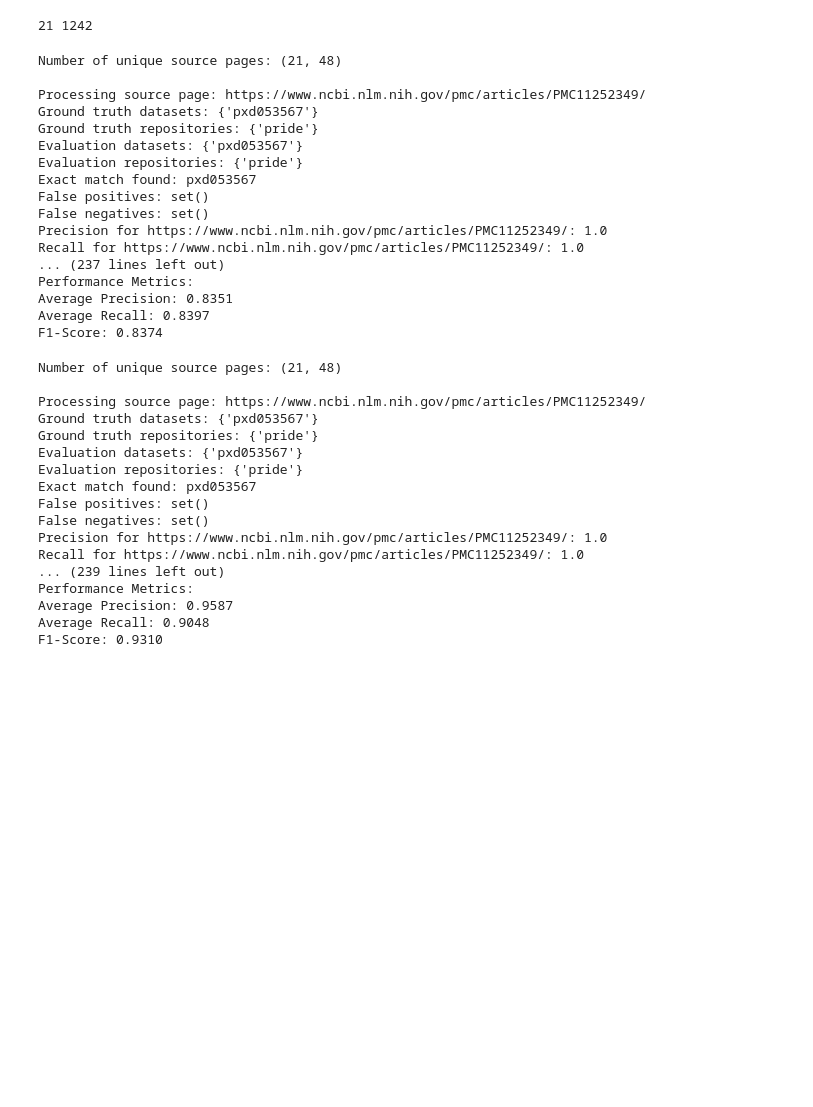
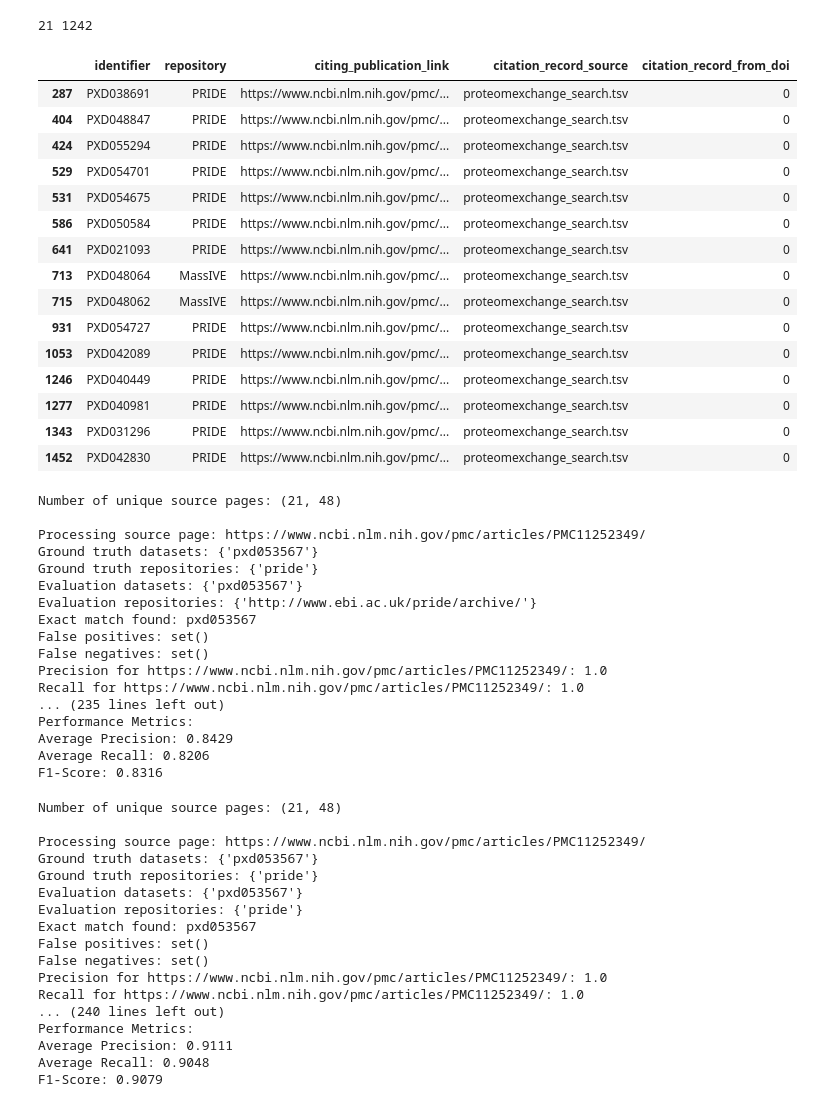
Before and after one commit to VIDA-NYU/data-gatherer, a Jupyter notebook: performance_evaluation.ipynb, the cells around one changed output. Cells and saved outputs as stored; diff of their text form; code cells hidden in the pictures; blank space fills up the shorter version.

```diff
--- a/performance_evaluation.ipynb
+++ b/performance_evaluation.ipynb
@@ -1,13 +1,13 @@
 # %%
 import pandas as pd
 # %%
-with open("/Users/pietro/Desktop/VIDA-NYU/data-gatherer/input/pmc_and_fenyo.txt", "r") as f:
+with open("/Users/pietro/Desktop/VIDA-NYU/data-gatherer/input/EXP.txt", "r") as f:
     EXP_urls = [line.strip() for line in f]
 len(EXP_urls)
 # %% [output]
 21
 # %%
-with open("/Users/pietro/Desktop/VIDA-NYU/data-gatherer/input/test_input.txt", "r") as f:
+with open("/Users/pietro/Desktop/VIDA-NYU/data-gatherer/input/REV.txt", "r") as f:
     REV_urls = [line.strip() for line in f]
 len(REV_urls)
 # %% [output]
@@ -42,3 +42,22 @@ DataRef_REV_RTR_gemini = pd.read_csv("/Users/pietro/Desktop/VIDA-NYU/data-gather
+# %%
+ground_truth_REV.head(15)
+# %% [output]
+|  | identifier | repository | citing_publication_link | citation_record_source | citation_record_from_doi |
+| 287 | PXD038691 | PRIDE | https://www.ncbi.nlm.nih.gov/pmc/... | proteomexchange_search.tsv | 0 |
+| 404 | PXD048847 | PRIDE | https://www.ncbi.nlm.nih.gov/pmc/... | proteomexchange_search.tsv | 0 |
+| 424 | PXD055294 | PRIDE | https://www.ncbi.nlm.nih.gov/pmc/... | proteomexchange_search.tsv | 0 |
+| 529 | PXD054701 | PRIDE | https://www.ncbi.nlm.nih.gov/pmc/... | proteomexchange_search.tsv | 0 |
+| 531 | PXD054675 | PRIDE | https://www.ncbi.nlm.nih.gov/pmc/... | proteomexchange_search.tsv | 0 |
+| 586 | PXD050584 | PRIDE | https://www.ncbi.nlm.nih.gov/pmc/... | proteomexchange_search.tsv | 0 |
+| 641 | PXD021093 | PRIDE | https://www.ncbi.nlm.nih.gov/pmc/... | proteomexchange_search.tsv | 0 |
+| 713 | PXD048064 | MassIVE | https://www.ncbi.nlm.nih.gov/pmc/... | proteomexchange_search.tsv | 0 |
+| 715 | PXD048062 | MassIVE | https://www.ncbi.nlm.nih.gov/pmc/... | proteomexchange_search.tsv | 0 |
+| 931 | PXD054727 | PRIDE | https://www.ncbi.nlm.nih.gov/pmc/... | proteomexchange_search.tsv | 0 |
+| 1053 | PXD042089 | PRIDE | https://www.ncbi.nlm.nih.gov/pmc/... | proteomexchange_search.tsv | 0 |
+| 1246 | PXD040449 | PRIDE | https://www.ncbi.nlm.nih.gov/pmc/... | proteomexchange_search.tsv | 0 |
+| 1277 | PXD040981 | PRIDE | https://www.ncbi.nlm.nih.gov/pmc/... | proteomexchange_search.tsv | 0 |
+| 1343 | PXD031296 | PRIDE | https://www.ncbi.nlm.nih.gov/pmc/... | proteomexchange_search.tsv | 0 |
+| 1452 | PXD042830 | PRIDE | https://www.ncbi.nlm.nih.gov/pmc/... | proteomexchange_search.tsv | 0 |
 # %%
 # from eval drop rows with empty dataset identifier
 DataRef_EXP_FDR_gpt.dropna(subset=["dataset_identifier"], inplace=True)
@@ -204,17 +223,17 @@ Processing source page: https://www.ncbi.nlm.nih.gov/pmc/articles/PMC11252349/
 Ground truth datasets: {'pxd053567'}
 Ground truth repositories: {'pride'}
 Evaluation datasets: {'pxd053567'}
-Evaluation repositories: {'pride'}
+Evaluation repositories: {'http://www.ebi.ac.uk/pride/archive/'}
 Exact match found: pxd053567
 False positives: set()
 False negatives: set()
 Precision for https://www.ncbi.nlm.nih.gov/pmc/articles/PMC11252349/: 1.0
 Recall for https://www.ncbi.nlm.nih.gov/pmc/articles/PMC11252349/: 1.0
-... (237 lines left out)
+... (235 lines left out)
 Performance Metrics:
-Average Precision: 0.8351
-Average Recall: 0.8397
-F1-Score: 0.8374
+Average Precision: 0.8429
+Average Recall: 0.8206
+F1-Score: 0.8316
 # %%
 DataRef_EXP_RTR_gpt_metrics = calculate_performance_metrics(ground_truth_EXP, DataRef_EXP_RTR_gpt)
 
@@ -236,11 +255,11 @@ False positives: set()
 False negatives: set()
 Precision for https://www.ncbi.nlm.nih.gov/pmc/articles/PMC11252349/: 1.0
 Recall for https://www.ncbi.nlm.nih.gov/pmc/articles/PMC11252349/: 1.0
-... (239 lines left out)
+... (240 lines left out)
 Performance Metrics:
-Average Precision: 0.9587
+Average Precision: 0.9111
 Average Recall: 0.9048
-F1-Score: 0.9310
+F1-Score: 0.9079
 # %%
 DataRef_EXP_FDR_gemini_metrics = calculate_performance_metrics(ground_truth_EXP, DataRef_EXP_FDR_gemini)
 
```
Also changed, not shown: parts of 10 cells of this notebook, 3 other files.
